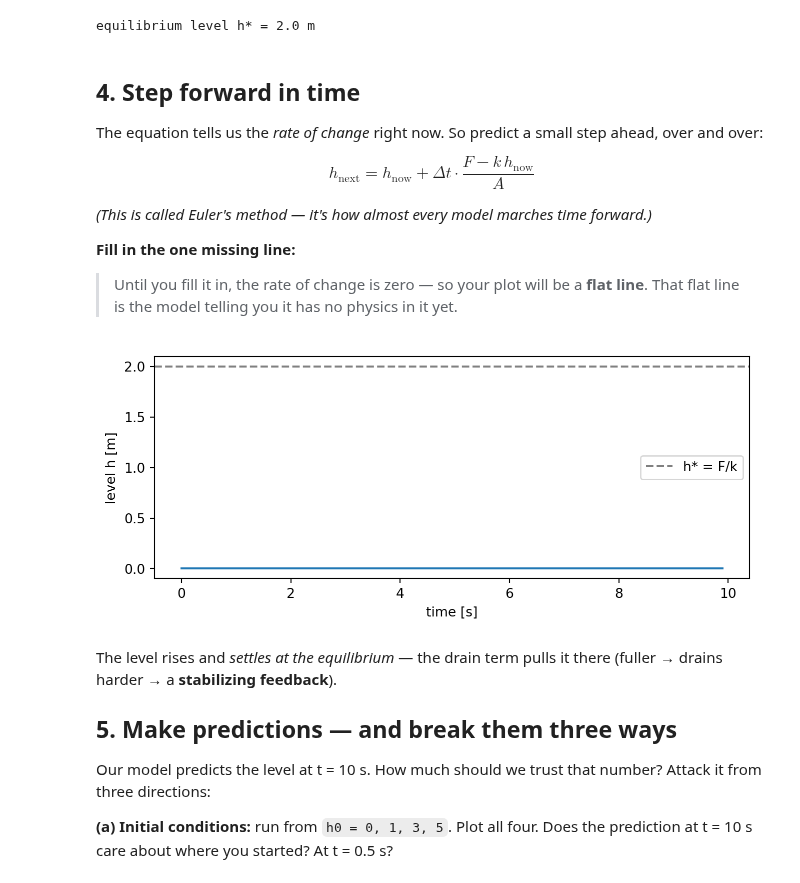
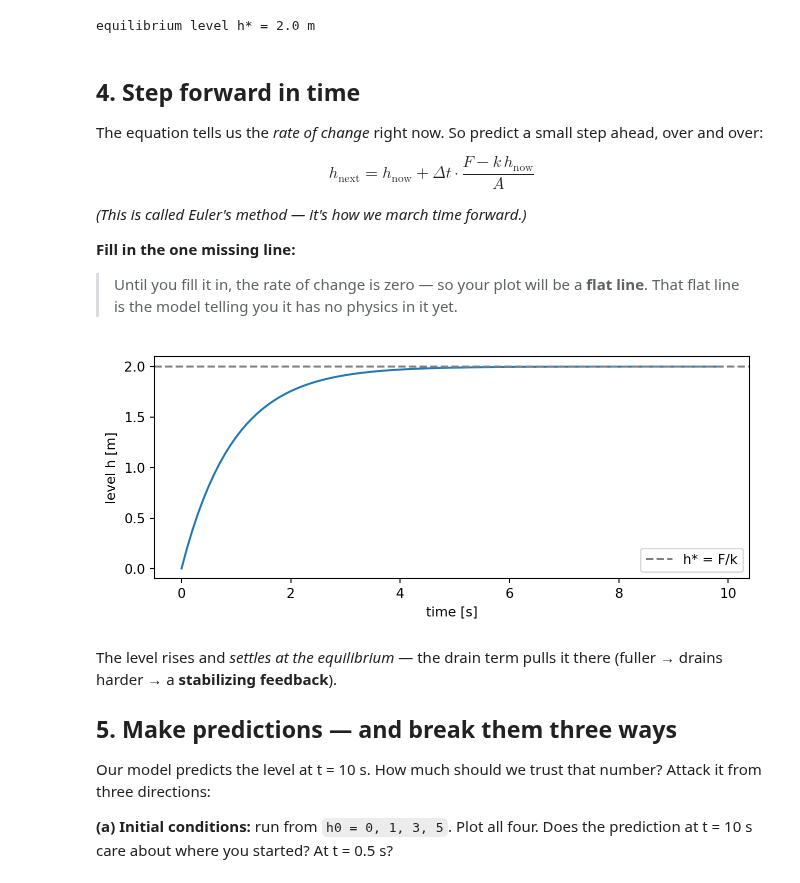
Before and after one commit to dhruvbalwada/intro-climate-modeling-fall2026, a Jupyter notebook: labs/lab0d_bucket.ipynb, the cells around one changed output. Saved outputs shown, nothing was run; the diff lists cells and outputs as text; code cells hidden in the pictures.

```diff
--- a/labs/lab0d_bucket.ipynb
+++ b/labs/lab0d_bucket.ipynb
@@ -156,7 +152,7 @@ The equation tells us the *rate of change* right now. So predict a small step ah
 
 $$h_{\text{next}} = h_{\text{now}} + \Delta t \cdot \frac{F - k\,h_{\text{now}}}{A}$$
 
-*(This is called Euler's method — it's how almost every model marches time forward.)*
+*(This is called Euler's method — it's how we march time forward.)*
 
 **Fill in the one missing line:**
 
@@ -164,19 +160,21 @@ $$h_{\text{next}} = h_{\text{now}} + \Delta t \cdot \frac{F - k\,h_{\text{now}}}
 # %%
 def run_bucket(h0, F, k, A=1.0, dt=0.1, n_steps=100):
     """March the bucket forward from level h0. Returns times and levels."""
     h = np.zeros(n_steps)
-    h[0] = h0
+    h[0] = h0 # initial condition
     for i in range(1, n_steps):
-        h[i] = h[i-1] + dt * 0.0   # <-- FILL THIS IN: what is dh/dt?
+        h[i] = h[i-1] + dt * (F - k*h[i-1])/A   # <-- FILL THIS IN: what is dh/dt?
     return np.arange(n_steps) * dt, h
 
 t, h = run_bucket(h0=0.0, F=2.0, k=1.0)
+
+
 plt.figure(figsize=(8, 3))
 plt.plot(t, h)
 plt.axhline(2.0, ls="--", color="gray", label="h* = F/k")
 plt.xlabel("time [s]"); plt.ylabel("level h [m]"); plt.legend();
 # %% [output]
-[figure, old version]
+[figure, new version]
 # %% [markdown]
 The level rises and *settles at the equilibrium* — the drain term pulls it there (fuller → drains harder → a **stabilizing feedback**).
 
```
Also changed, not shown: parts of 4 cells of this notebook, 3 other files.
